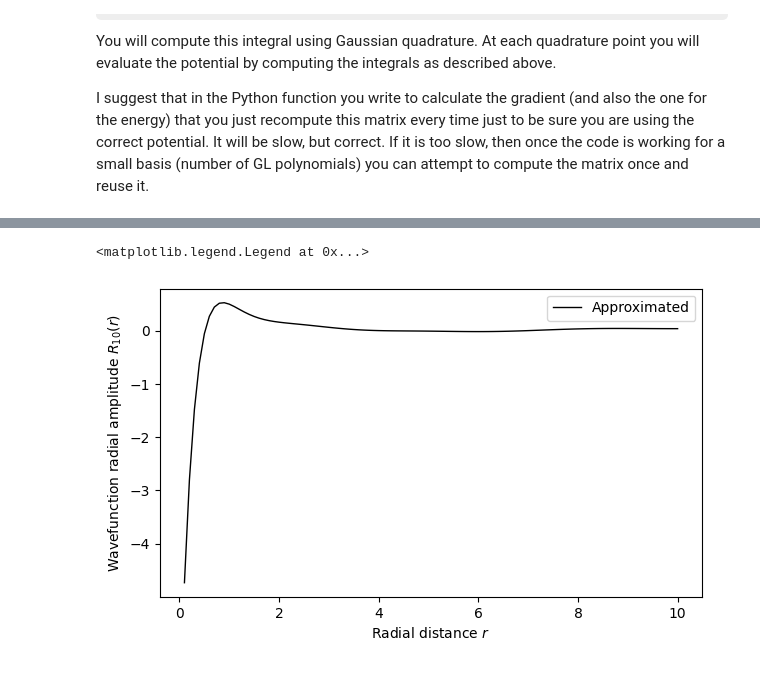
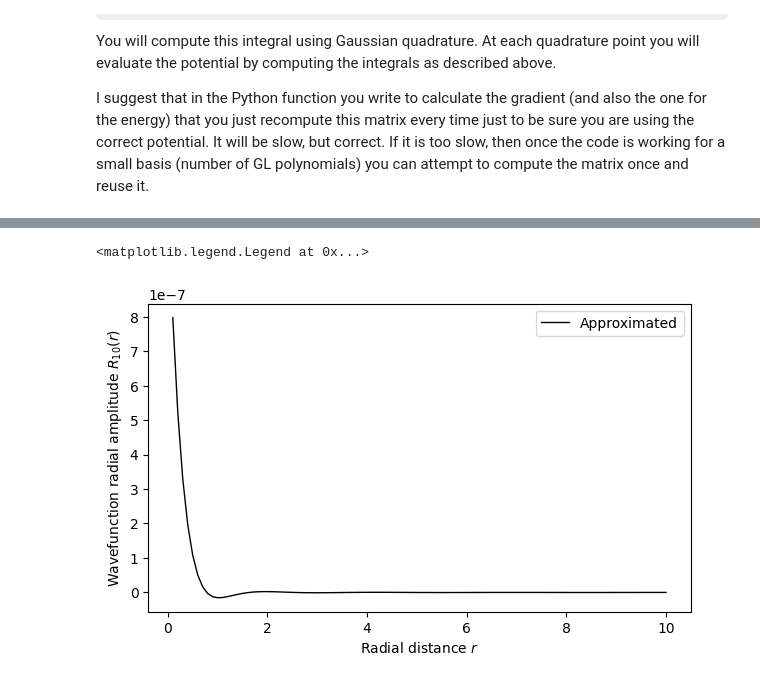
Before and after one commit to BelugaHaechi/garcia-theoretical-chemistry, a Jupyter notebook: he-hf.ipynb, the cells around one changed output, grey strips where cells are left out. Drawn from its saved outputs; the diff is of its cells as text; code cells hidden in the pictures; some formulas as TeX source.

```diff
--- a/he-hf.ipynb
+++ b/he-hf.ipynb
@@ -145,8 +192,9 @@ $$
 # %%
-def calc_VE(u):
+def get_VE(u):
     VE = np.zeros((N, N))
+    ur2 = u(L*0.5*(roots+1)) * (roots+1)**2
     for i in range(1, N):
         for j in range(1, N):
-            VE[i, j] = np.dot(B(i) * B(j) * u(L*0.5*(roots+1)) * (roots+1)**2, weights)
+            VE[i, j] = np.dot(B(i) * B(j) * ur2, weights)
     VE = VE * L**3 * math.pi * 0.5
     return VE
@@ -179,28 +205,29 @@ Main Hartree-Fock iterations
 # %%
 np.random.seed(2023)
 e = [0]
-c = []
-c.append(np.random.random(N)) # initial guess, includes B_0
+c = [c]
+# c.append(np.random.random(N))
 
 # main iteration cycle
-for i in range(3):
-    psi = lambda r: np.dot(basis_eval(r), c[i]) / r
+for i in range(1):
+    psi = get_psi(c[i])
     rho = lambda r: psi(r) ** 2
-    u = lambda r: calc_u(r, rho)
+    u = get_u(rho)
     print(u(1))
-    VE = calc_VE(u)
+    VE = get_VE(u)
+    # VE = np.zeros((N, N))
 
     def energy(c):
         s = np.dot(c, np.dot(S, c))
         e1 = np.dot(c, np.dot(H, c))
         e2 = np.dot(c, np.dot(VE, c))
-        return (2 * e1 + e2) / s
+        return (2*e1 + e2)# / s
 
     def gradient(c):
-        s = np.dot(c, np.dot(S, c))
+        s = np.dot(S, c)
         g1 = np.dot(H, c)
         g2 = np.dot(VE, c)
-        return (4*(g1+g2) - 2*energy(c)*np.dot(S, c)) / s
+        return (4*(g1+g2))# - 2*energy(c)*s) / np.dot(c, s)
 
     result = scipy.optimize.minimize(energy, c[i], jac=gradient, method="CG")
     print(result)
@@ -251,27 +283,27 @@ e
 # %%
 X = np.linspace(0.1,L/2,100) # avoid division by zero
-y = np.array([np.dot(basis_eval(i), c[3]) / i for i in X])
+y = (get_psi(c[-1]))(X)
 
 fig, ax1 = plt.subplots(figsize=(7, 4))
 
 # ax2 = ax1.twinx()
 
 # ax2.set_ylim(-32, 32)
 
 ax1.set_xlabel(r'Radial distance $r$')
 ax1.set_ylabel(r'Wavefunction radial amplitude $R_{10}(r)$')
 # ax2.set_ylabel(r'Approximation error ($10^{-5}$)')
 
 colors = plt.cm.viridis([.5, .2, .8, .9])
 
 # p1 = ax1.plot(X, y3, color=colors[0], ls='-', alpha=0.3, lw=5, label='Analytical')
 # p2 = ax1.plot(X, y2, color=colors[1], ls='-', alpha=0.5, lw=3, label='Exact coefficients')
 p3 = ax1.plot(X, y, color='k', ls='-', lw=1, label='Approximated')
 
 # p4 = ax2.plot(X, (y2 - y3) * 100000, color=colors[2], ls='-', label='Error: Exact coeff.')
 # p5 = ax2.plot(X, (y - y3) * 100000, color=colors[3], ls='-', label='Error: Approx.')
 
 ax1.legend(handles=p3, loc='best')
 # %% [output]
 <matplotlib.legend.Legend at 0x...>
-[figure, old version]
+[figure, new version]
```
Also changed, not shown: parts of 17 cells of this notebook.
